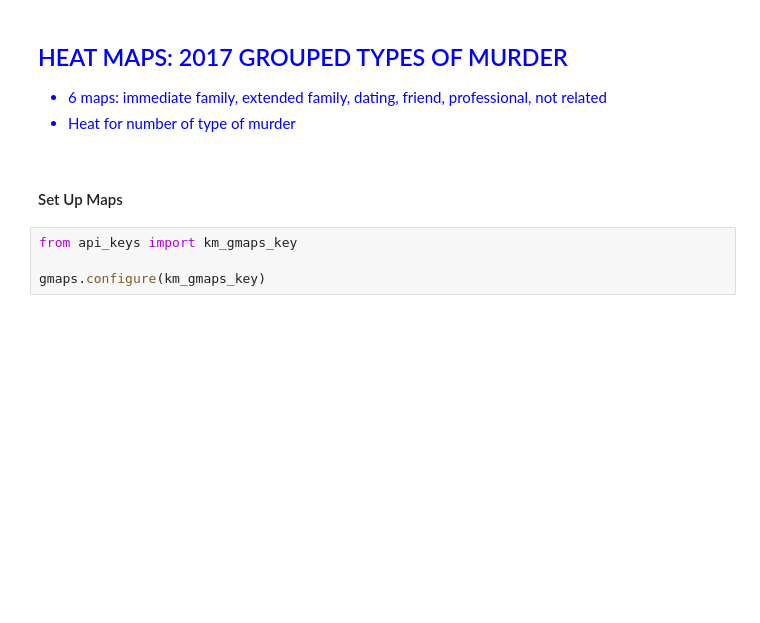
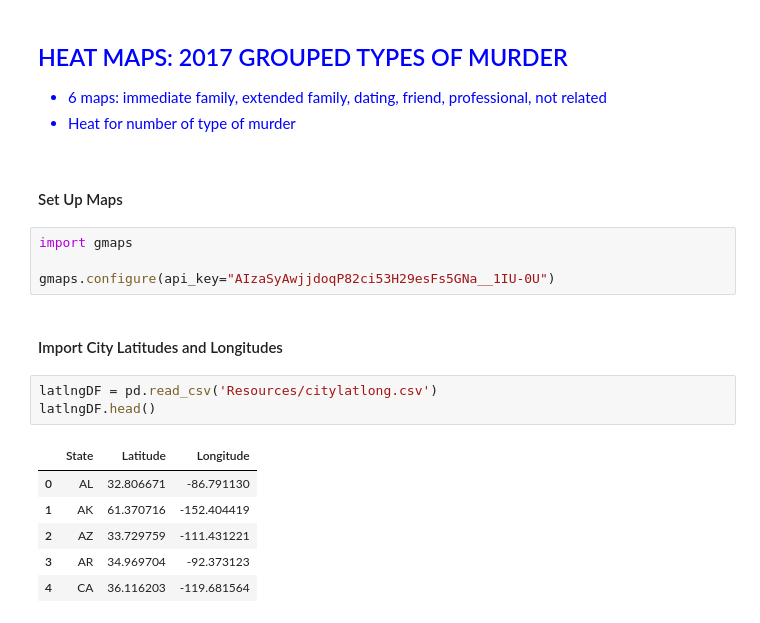
Before and after one commit to stace2775/07-Group_Project_1, a Jupyter notebook: Relationships.ipynb, the cells around one changed output. Cells and saved outputs as stored; diff of their text form; blank space fills up the shorter version.

```diff
--- a/Relationships.ipynb
+++ b/Relationships.ipynb
@@ -550,7 +550,19 @@ plt.savefig("Image_TotalMurders2007-2017Consolidated.png")
 - Heat for number of type of murder
 # %% [markdown]
 #### Set Up Maps
-# %%
-from api_keys import km_gmaps_key
-
-gmaps.configure(km_gmaps_key)
+# %%
+import gmaps
+
+gmaps.configure(api_key="AIzaSyAwjjdoqP82ci53H29esFs5GNa__1IU-0U")
+# %% [markdown]
+#### Import City Latitudes and Longitudes
+# %%
+latlngDF = pd.read_csv('Resources/citylatlong.csv')
+latlngDF.head()
+# %% [output]
+|  | State | Latitude | Longitude |
+| 0 | AL | 32.806671 | -86.791130 |
+| 1 | AK | 61.370716 | -152.404419 |
+| 2 | AZ | 33.729759 | -111.431221 |
+| 3 | AR | 34.969704 | -92.373123 |
+| 4 | CA | 36.116203 | -119.681564 |
```
Also changed, not shown: parts of 14 cells of this notebook, 6 other files.
